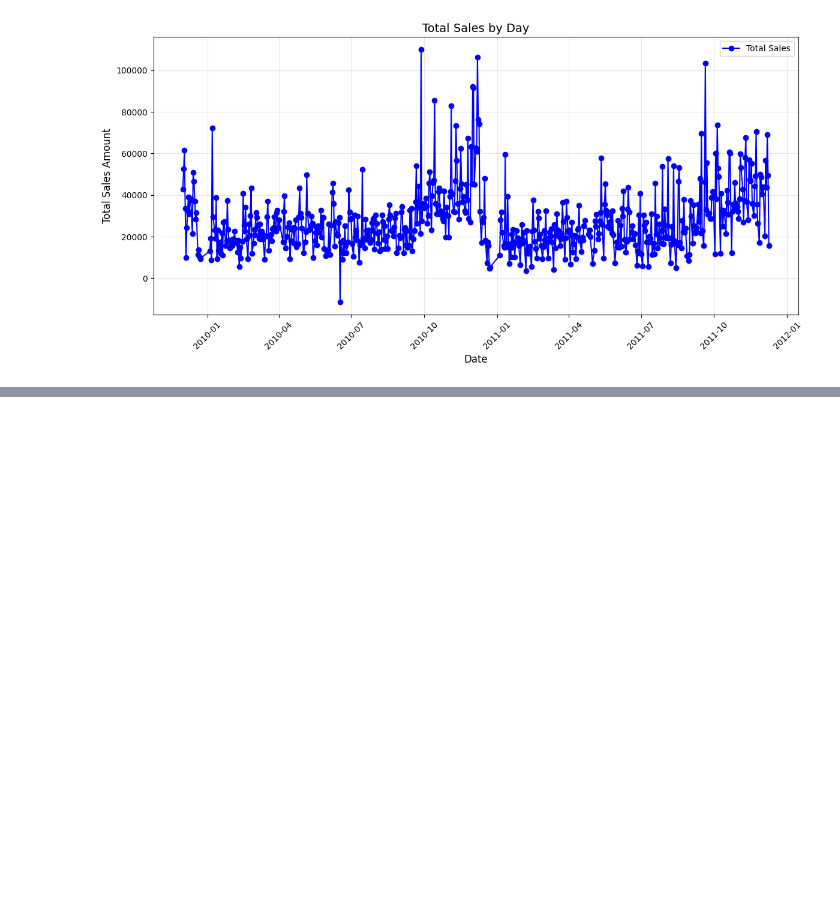
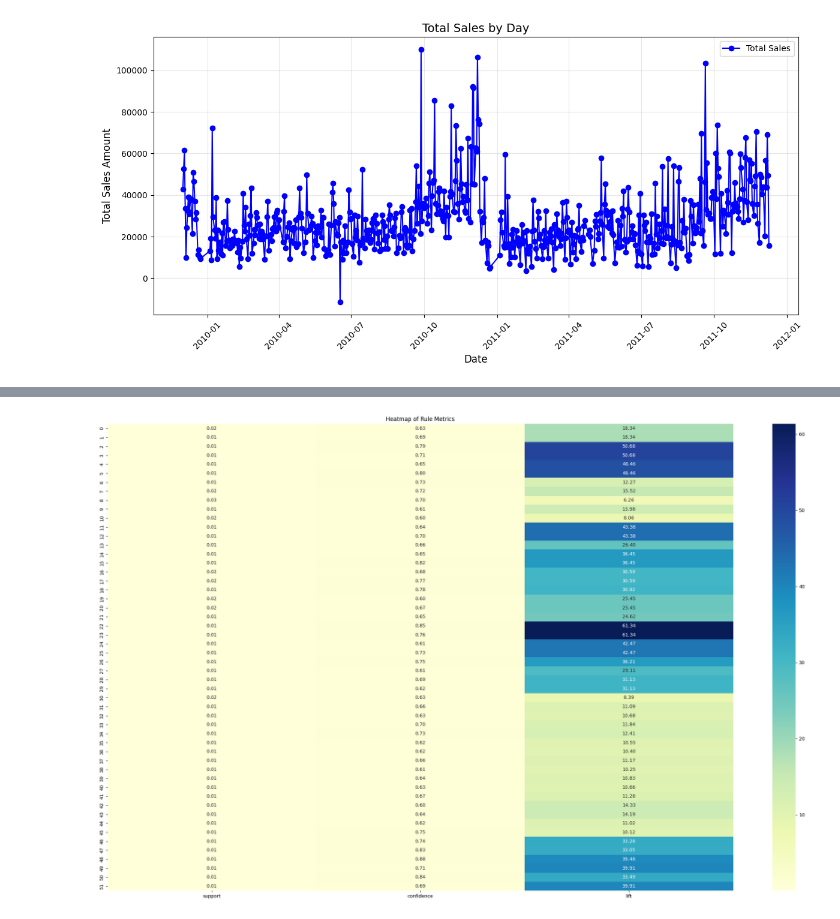
Before and after one commit to eth-alexander/CAP4770-Project, a Jupyter notebook: project.ipynb, the cells around one changed output, grey strips where cells are left out. Saved outputs shown, nothing was run; the diff lists cells and outputs as text; code cells hidden in the pictures; blank space fills up the shorter version.

```diff
--- a/project.ipynb
+++ b/project.ipynb
@@ -290,0 +335,9 @@ plt.show()
+# %%
+# heatmap of rule metrics
+rule_metrics = strong_rules[['antecedents', 'consequents', 'support', 'confidence', 'lift']]
+plt.figure(figsize=(30, 18))
+sns.heatmap(rule_metrics[['support', 'confidence', 'lift']], annot=True, cmap="YlGnBu", fmt=".2f")
+plt.title('Heatmap of Rule Metrics')
+plt.show()
+# %% [output]
+[figure, added]
```
Also changed, not shown: parts of 6 cells of this notebook.
